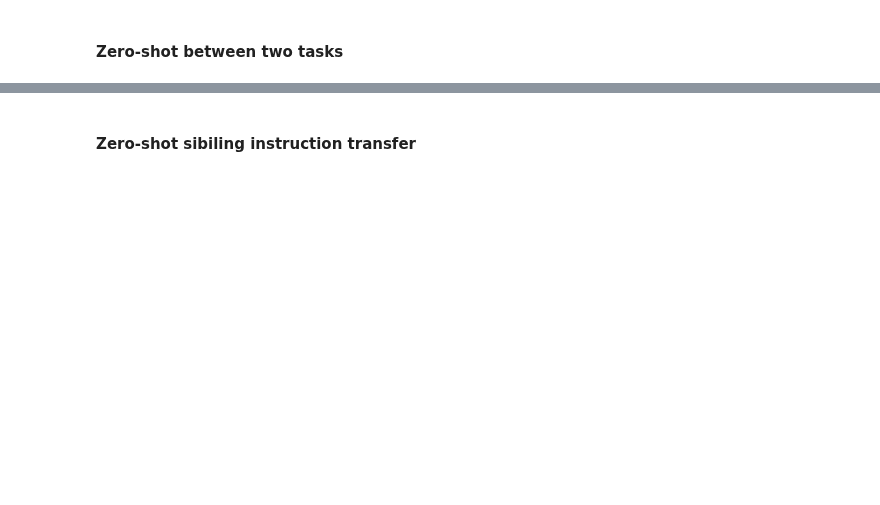
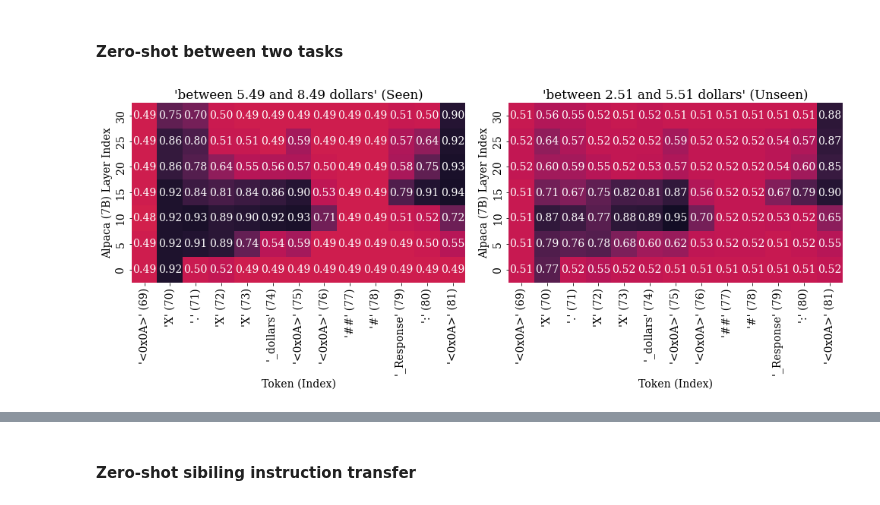
Before and after one commit to jasonlim131/robust-circuit-discovery, a Jupyter notebook: analysis.ipynb, the cells around one changed output, grey strips where cells are left out. Saved outputs shown, nothing was run; the diff lists cells and outputs as text; code cells hidden in the pictures; blank space fills up the shorter version.

```diff
--- a/analysis.ipynb
+++ b/analysis.ipynb
@@ -234,23 +506,68 @@ plt.savefig("./logs/irrelevant-context.svg", bbox_inches='tight')
 # %% [markdown]
 #### Zero-shot between two tasks
 # %%
-# Open the pickled file for binary reading
-with open('./logs/eval_zero_shot_results.pkl', 'rb') as file:
-    # Load the pickled object from the file
-    loaded_object = pickle.load(file)
-original = loaded_object['original']
-transfer = loaded_object['transfer']
+loaded_objects = {
+    'original': [],
+    'transfer': [],
+}
+for seed in [42, 66, 77]:
+    with open(f'./logs/eval_zero_shot_results_seed_{seed}.pkl', 'rb') as file:
+        # Load the pickled object from the file
+        loaded_object = pickle.load(file)
+        for k, v in loaded_object.items():
+            loaded_objects[k] += [loaded_object[k]]
+original = aggregate_dict(loaded_objects['original'])
+transfer = aggregate_dict(loaded_objects['transfer'])
 # %%
 df = pd.DataFrame(list(original.items()), columns=['coord', 'value'])
 # Split the coord column into separate columns
 df[['LLaMA Layer Idx', 'Token Position Idx']] = pd.DataFrame(df['coord'].tolist(), index=df.index)
 df['LLaMA Layer Idx'] = df['LLaMA Layer Idx'].max() - df['LLaMA Layer Idx']
 # Reshape the DataFrame to have coordinates as columns
 heatmap_original_df = df.pivot(index='LLaMA Layer Idx', columns='Token Position Idx', values='value')
 
 df = pd.DataFrame(list(transfer.items()), columns=['coord', 'value'])
 # Split the coord column into separate columns
 df[['LLaMA Layer Idx', 'Token Position Idx']] = pd.DataFrame(df['coord'].tolist(), index=df.index)
 df['LLaMA Layer Idx'] = df['LLaMA Layer Idx'].max() - df['LLaMA Layer Idx']
 # Reshape the DataFrame to have coordinates as columns
 heatmap_transfer_df = df.pivot(index='LLaMA Layer Idx', columns='Token Position Idx', values='value')
+
+plt.rcParams["font.family"] = "DejaVu Serif"
+font = {'family' : 'DejaVu Serif',
+        'size'   : 14}
+plt.rc('font', **font)
+
+fig, ax = plt.subplots(1, 2, figsize=(14, 5.5))
+sns.heatmap(
+    heatmap_original_df, yticklabels=heatmap_original_df.index[::-1],
+    annot=True, fmt='.2f', vmin=0.0, vmax=1.0,
+    cmap="rocket_r", square=True, cbar=False, ax=ax[0],
+    xticklabels=["'<0x0A>' (69)", "'X' (70)", "'.' (71)", "'X' (72)", "'X' (73)",
+                 "'_dollars' (74)", "'<0x0A>' (75)",
+                 "'<0x0A>' (76)", "'##' (77)", "'#' (78)",
+                 "'_Response' (79)", "':' (80)", "'<0x0A>' (81)"]
+)
+
+sns.heatmap(
+    heatmap_transfer_df, yticklabels=heatmap_transfer_df.index[::-1],
+    annot=True, fmt='.2f', vmin=0.0, vmax=1.0,
+    cmap="rocket_r", square=True, cbar=False, ax=ax[1],
+    xticklabels=["'<0x0A>' (69)", "'X' (70)", "'.' (71)", "'X' (72)", "'X' (73)",
+                 "'_dollars' (74)", "'<0x0A>' (75)",
+                 "'<0x0A>' (76)", "'##' (77)", "'#' (78)",
+                 "'_Response' (79)", "':' (80)", "'<0x0A>' (81)"]
+)
+
+ax[0].set(xlabel='Token (Index)',
+       ylabel='Alpaca (7B) Layer Index',
+       title="'between 5.49 and 8.49 dollars' (Seen)")
+ax[1].set(xlabel='Token (Index)',
+       ylabel='Alpaca (7B) Layer Index',
+       title="'between 2.51 and 5.51 dollars' (Unseen)")
+
+fig.tight_layout()
+# plt.show()
+plt.savefig("./logs/zeroshot-transfer.svg", bbox_inches='tight')
+# %% [output]
+[figure, added]
```
Also changed, not shown: parts of 29 cells of this notebook, 2 other files.
